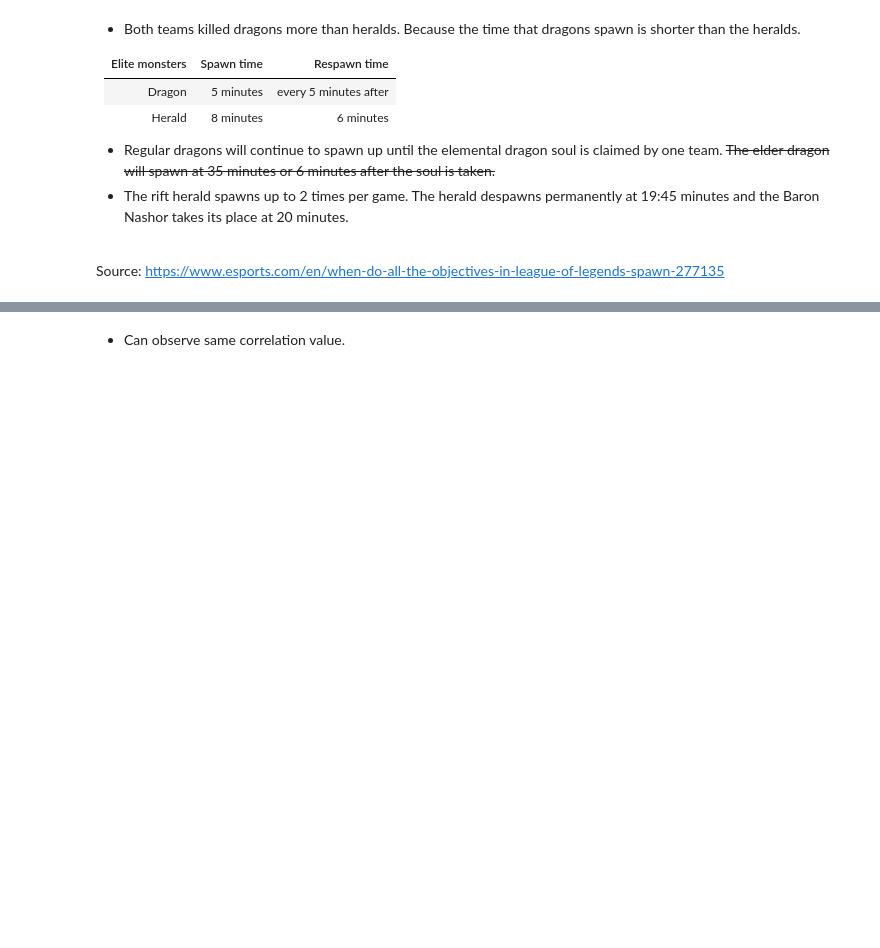
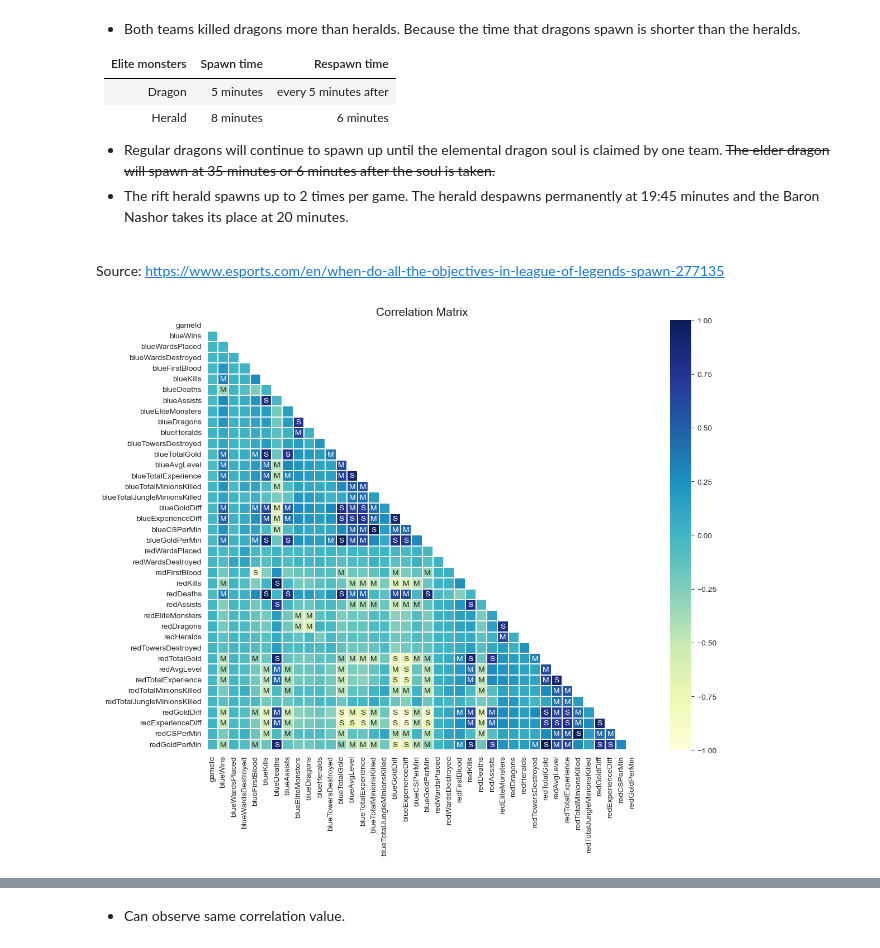
Before and after one commit to 0J0P0/Machine-Learning-Project, a Jupyter notebook: Notebook_Coreana_pruebas.ipynb, the cells around one changed output, grey strips where cells are left out. Saved outputs shown, nothing was run; the diff lists cells and outputs as text; code cells hidden in the pictures; blank space fills up the shorter version.

```diff
--- a/Notebook_Coreana_pruebas.ipynb
+++ b/Notebook_Coreana_pruebas.ipynb
@@ -142,6 +142,6 @@ def get_vif_df(df):
 # %% [markdown]
 # 2. Loading data
 # %%
-df = pd.read_csv('/kaggle/input/league-of-legends-diamond-ranked-games-10-min/high_diamond_ranked_10min.csv')
+df = pd.read_csv('league_dataset.csv')
 
 df.head()
@@ -237,15 +341,17 @@ Source: https://www.esports.com/en/when-do-all-the-objectives-in-league-of-legen
 # %%
 plt.figure(figsize=(15, 10))
 
 labels = np.where(np.abs(df.corr())>=0.7,'S', np.where(np.abs(df.corr())>=0.3,'M', ''))
 
-mask = np.zeros_like(df.corr(), dtype=np.bool)
+mask = np.zeros_like(df.corr(), dtype=bool)
 mask[np.triu_indices_from(mask)] = True
 
 g = sns.heatmap(data=df.corr(), square=True, linewidths=0.1, cmap='YlGnBu', mask=mask, annot=labels, fmt='')
 g.set_xticklabels(g.get_xticklabels())
 plt.title('Correlation Matrix', fontsize=15)
 plt.show()
+# %% [output]
+[figure, added]
 # %%
 # corr(abs)
 temp_corr = df.corr().abs()['blueWins'][1:]
```
Also changed, not shown: parts of 39 cells of this notebook.
